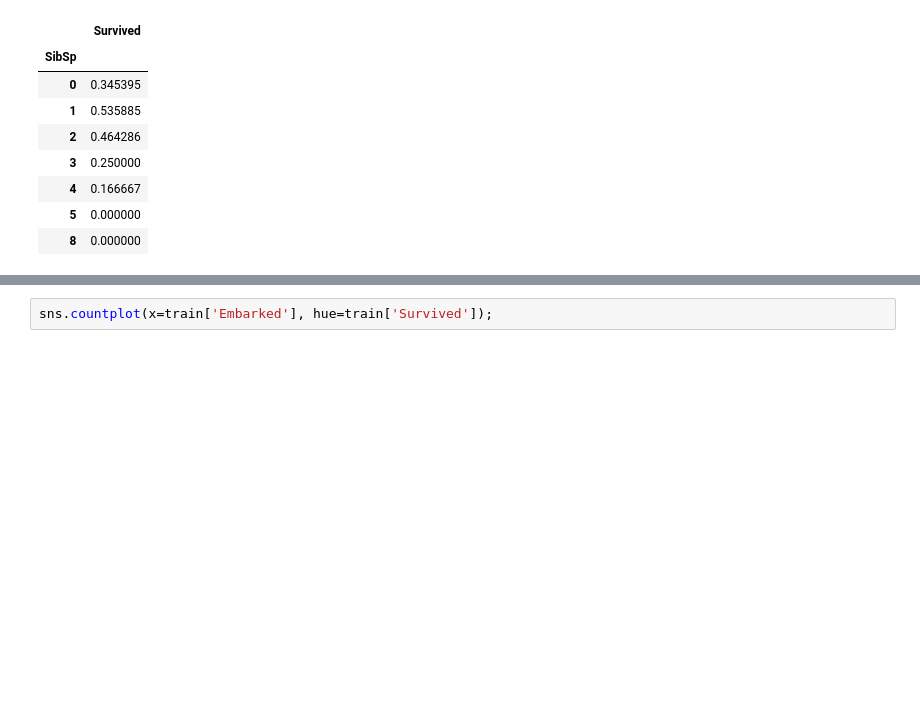
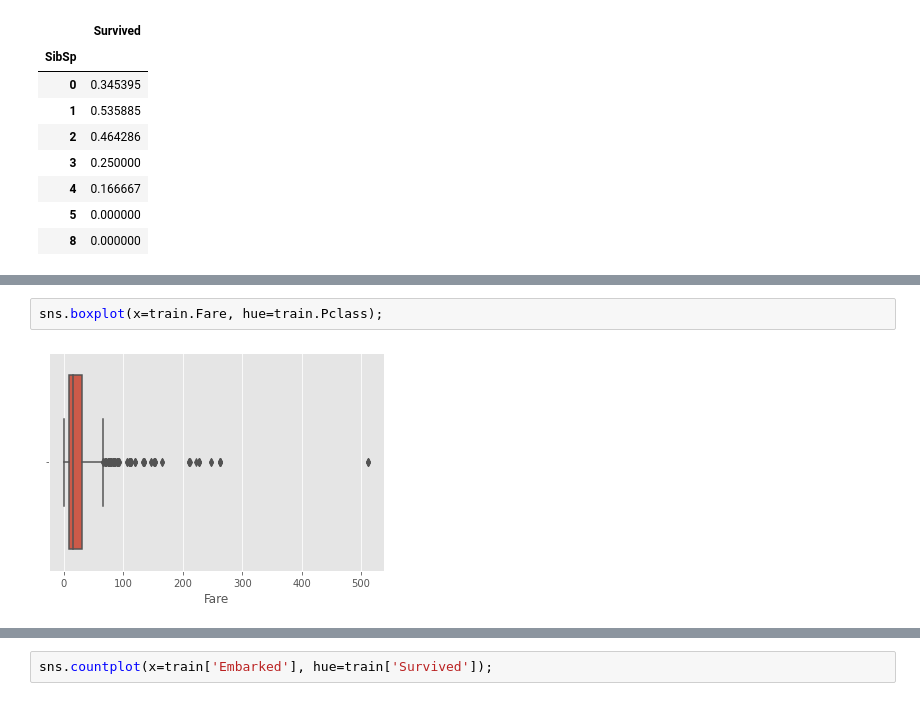
Before and after one commit to tutss/kaggle, a Jupyter notebook: competitions/titanic/eda.ipynb, the cells around one changed output, grey strips where cells are left out. Cells and saved outputs as stored; diff of their text form; blank space fills up the shorter version.

```diff
--- a/competitions/titanic/eda.ipynb
+++ b/competitions/titanic/eda.ipynb
@@ -47,0 +60,4 @@ train[['Survived', 'SibSp']].groupby('SibSp').mean()
+# %%
+sns.boxplot(x=train.Fare, hue=train.Pclass);
+# %% [output]
+[figure, added]
```
Also changed, not shown: parts of 9 cells of this notebook.
